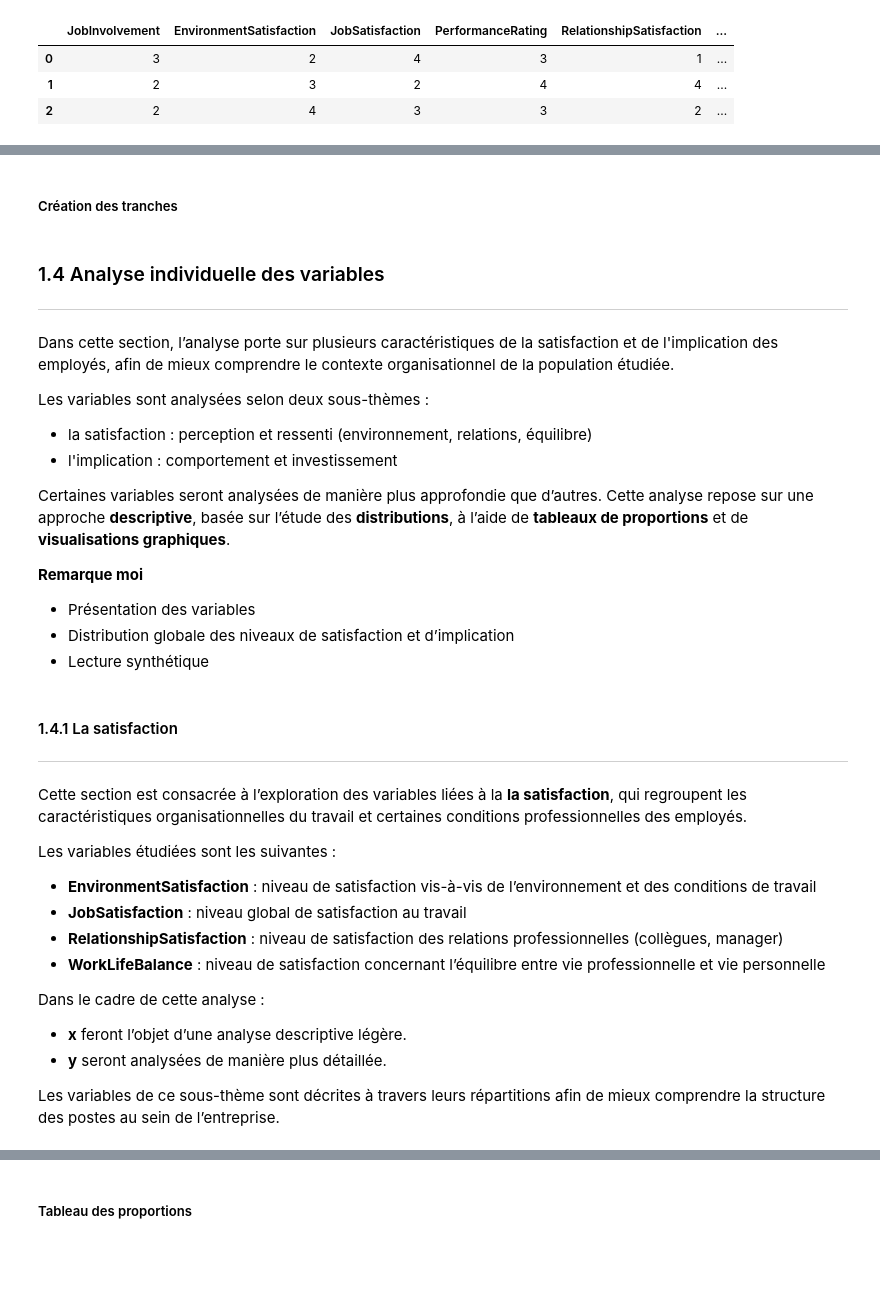
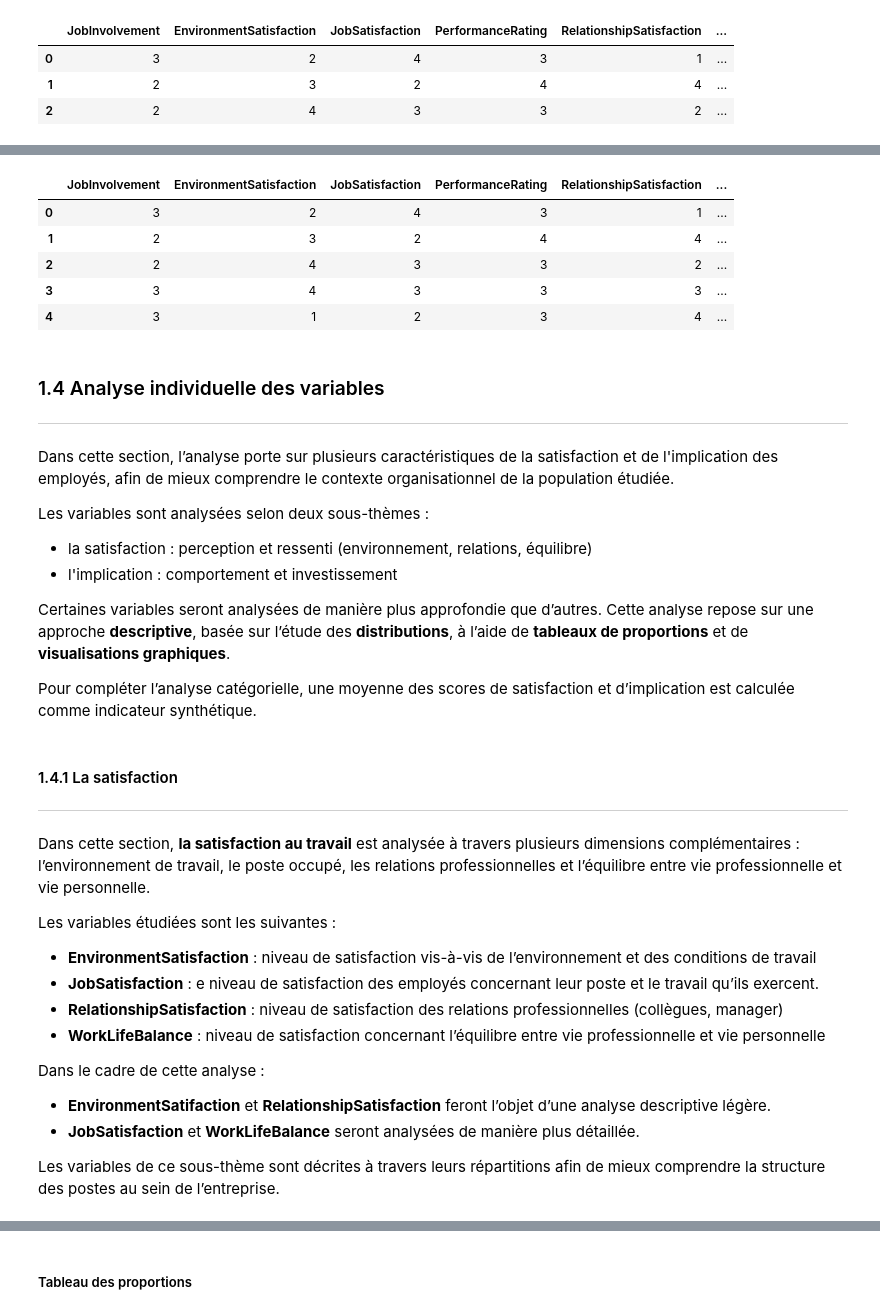
Before and after one commit to Kemuri15/employee-attrition-analysis, a Jupyter notebook: notebooks/05_axe_3_satisfaction_implication.ipynb, the cells around one changed output, grey strips where cells are left out. Drawn from its saved outputs; the diff is of its cells as text; code cells hidden in the pictures; blank space fills up the shorter version.

Commit message:
feat : 05_axe_3 section 1.4 descriptif variable add et done

```diff
--- a/notebooks/05_axe_3_satisfaction_implication.ipynb
+++ b/notebooks/05_axe_3_satisfaction_implication.ipynb
@@ -105,5 +140,47 @@ df_satisfaction_implication.head(3)
-# %% [markdown]
-##### Création des tranches
+# %%
+# Satisfaction_label
+
+satifaction_label = {1 : "Faible",
+                    2 :  "Moyenne",
+                    3 : "Élevée",
+                    4 : "Trés élevée"}
+
+df_satisfaction_implication[["EnvironmentSatisfaction_label","JobSatisfaction_label","RelationshipSatisfaction_label"]] = df_satisfaction_implication[["EnvironmentSatisfaction","JobSatisfaction","RelationshipSatisfaction"]].replace(satifaction_label)
+
+# worklifebalance
+worklife_label =   {1: "Insatisfaisant",
+                    2: "Satisfaisant",
+                    3: "Bon",
+                    4: "Excellent"}
+
+
+df_satisfaction_implication["WorkLifeBalance_label"] = df_satisfaction_implication["WorkLifeBalance"].replace(worklife_label)
+
+# engagement_label
+
+JobInvolvement_label =  {1 : "Faible",
+                        2 :  "Modéré",
+                        3 : "Élevé",
+                        4 : "Trés élevé"}
+
+df_satisfaction_implication["JobInvolvement_label"] = df_satisfaction_implication["JobInvolvement"].replace(JobInvolvement_label)
+
+# PerformanceRating
+
+PerformanceRating_label =  {1 : "Faible",
+                            2 : "Bonne",
+                            3 : "Excellente",
+                            4 : "Exceptionnelle"}
+df_satisfaction_implication["PerformanceRating_label"] = df_satisfaction_implication["PerformanceRating"].replace(PerformanceRating_label)
+
+df_satisfaction_implication.head()
+# %% [output]
+|  | JobInvolvement | EnvironmentSatisfaction | JobSatisfaction | PerformanceRating | RelationshipSatisfaction | ... |
+| 0 | 3 | 2 | 4 | 3 | 1 | ... |
+| 1 | 2 | 3 | 2 | 4 | 4 | ... |
+| 2 | 2 | 4 | 3 | 3 | 2 | ... |
+| 3 | 3 | 4 | 3 | 3 | 3 | ... |
+| 4 | 3 | 1 | 2 | 3 | 4 | ... |
 # %% [markdown]
 ### 1.4  Analyse individuelle des variables
 ---
@@ -116,26 +193,23 @@ Les variables sont analysées selon deux sous-thèmes :
 Certaines variables seront analysées de manière plus approfondie que d’autres.
 Cette analyse repose sur une approche **descriptive**, basée sur l’étude des **distributions**, à l’aide de **tableaux de proportions** et de **visualisations graphiques**.
 
-**Remarque moi**
-   - Présentation des variables
-   - Distribution globale des niveaux de satisfaction et d’implication
-   - Lecture synthétique
+Pour compléter l’analyse catégorielle, une moyenne des scores de satisfaction et d’implication est calculée comme indicateur synthétique.
 # %% [markdown]
 #### 1.4.1 La satisfaction
 ---
-Cette section est consacrée à l’exploration des variables liées à la **la satisfaction**, qui regroupent les caractéristiques organisationnelles du travail et certaines conditions professionnelles des employés.
+Dans cette section, **la satisfaction au travail** est analysée à travers plusieurs dimensions complémentaires : l’environnement de travail, le poste occupé, les relations professionnelles et l’équilibre entre vie professionnelle et vie personnelle.
 
 Les variables étudiées sont les suivantes :
 
 - **EnvironmentSatisfaction** : niveau de satisfaction vis-à-vis de l’environnement et des conditions de travail
-- **JobSatisfaction** : niveau global de satisfaction au travail
+- **JobSatisfaction** : e niveau de satisfaction des employés concernant leur poste et le travail qu’ils exercent.
 - **RelationshipSatisfaction** : niveau de satisfaction des relations professionnelles (collègues, manager)
 - **WorkLifeBalance** : niveau de satisfaction concernant l’équilibre entre vie professionnelle et vie personnelle
 
 
 Dans le cadre de cette analyse :
-- **x** feront l’objet d’une analyse descriptive légère.
--  **y** seront analysées de manière plus détaillée.
+- **EnvironmentSatifaction** et **RelationshipSatisfaction** feront l’objet d’une analyse descriptive légère.
+-  **JobSatisfaction** et **WorkLifeBalance** seront analysées de manière plus détaillée.
 
 
 Les variables de ce sous-thème sont décrites à travers leurs répartitions afin de mieux comprendre la structure des postes au sein de l’entreprise.
```
Also changed, not shown: parts of 35 cells of this notebook, 1 other file.
